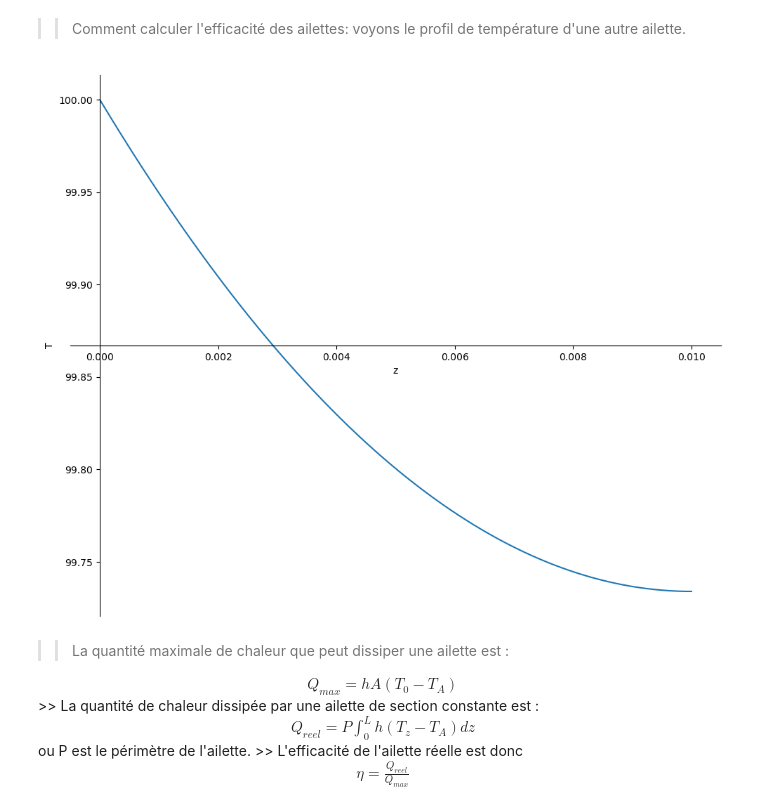
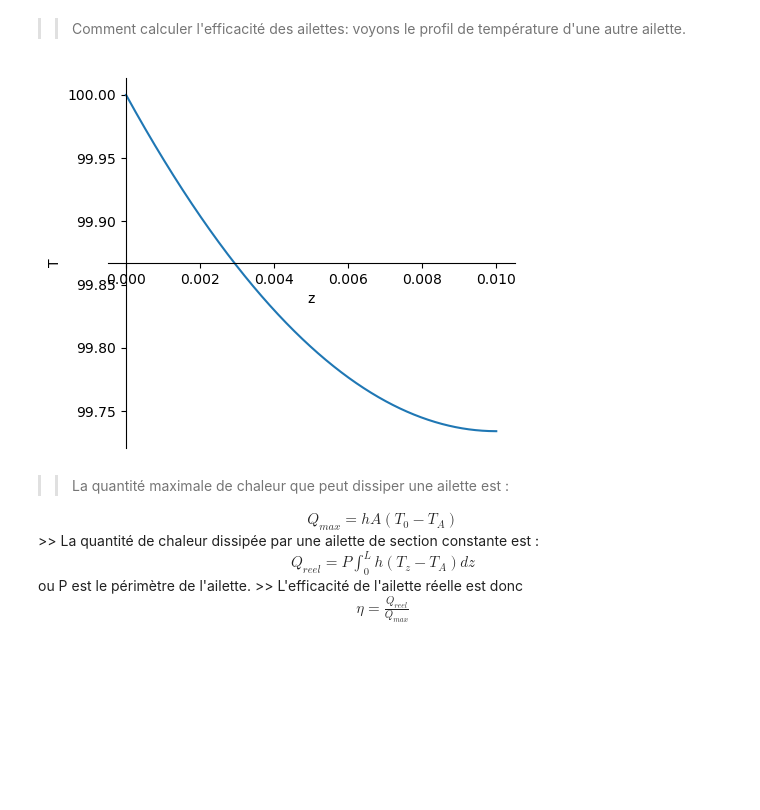
Before and after one commit to pierresproulx-ui/Transport-Phenomena, a Jupyter notebook: Chap-10-Section-10-7.ipynb, the cells around one changed output. Drawn from its saved outputs; the diff is of its cells as text; code cells hidden in the pictures; blank space fills up the shorter version.

```diff
--- a/Chap-10-Section-10-7.ipynb
+++ b/Chap-10-Section-10-7.ipynb
@@ -83,6 +83,6 @@ display(QD)
 dico={'h':20,'k':20,'B':0.001,'T_0':100,'T_A':20,'L':0.01}
 Tplot=T.rhs.subs(dico)
 import matplotlib.pyplot as plt
-plt.rcParams['figure.figsize']=10,8
+plt.rcParams['figure.figsize']=5,4
 sp.plot(Tplot,(z,0,L.subs(dico)),ylabel='T');
 # %% [output]
@@ -92,15 +92,15 @@ sp.plot(Tplot,(z,0,L.subs(dico)),ylabel='T');
 # %%
 #
 # Tracons le profil de température pour une ailette presque idéale
 #
 # Pourquoi cete ailette est-elle plus efficace que la précédente?
 #
 dico={'h':20,'k':300,'B':0.001,'T_0':100,'T_A':20,'L':0.01}
-plt.rcParams['figure.figsize']=10,8
+plt.rcParams['figure.figsize']=5,4
 Tplot=T.rhs.subs(dico)
 sp.plot(Tplot,(z,0,L.subs(dico)),xlabel='z',ylabel='T');
 # %% [output]
-[figure, old version]
+[figure, new version]
 # %% [markdown]
 >> La quantité maximale de chaleur que peut dissiper une ailette est :
 <center>
```
Also changed, not shown: parts of 1 cell of this notebook, 9 other files.
